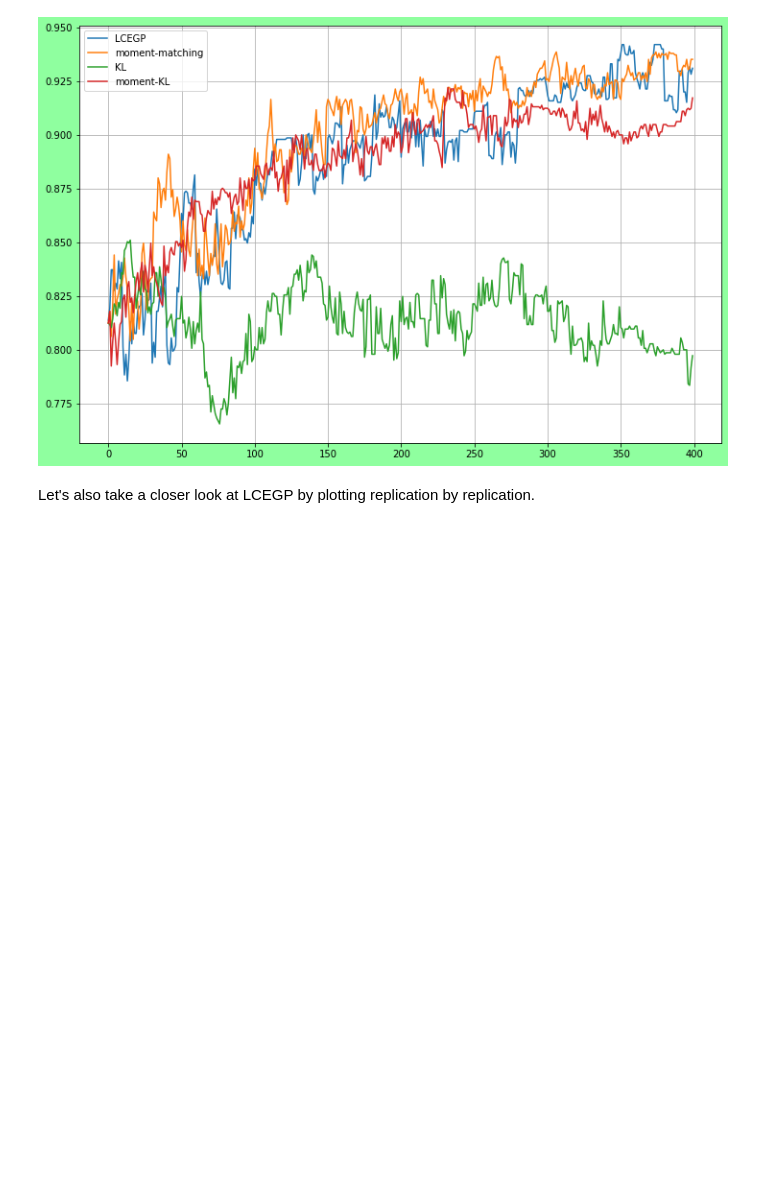
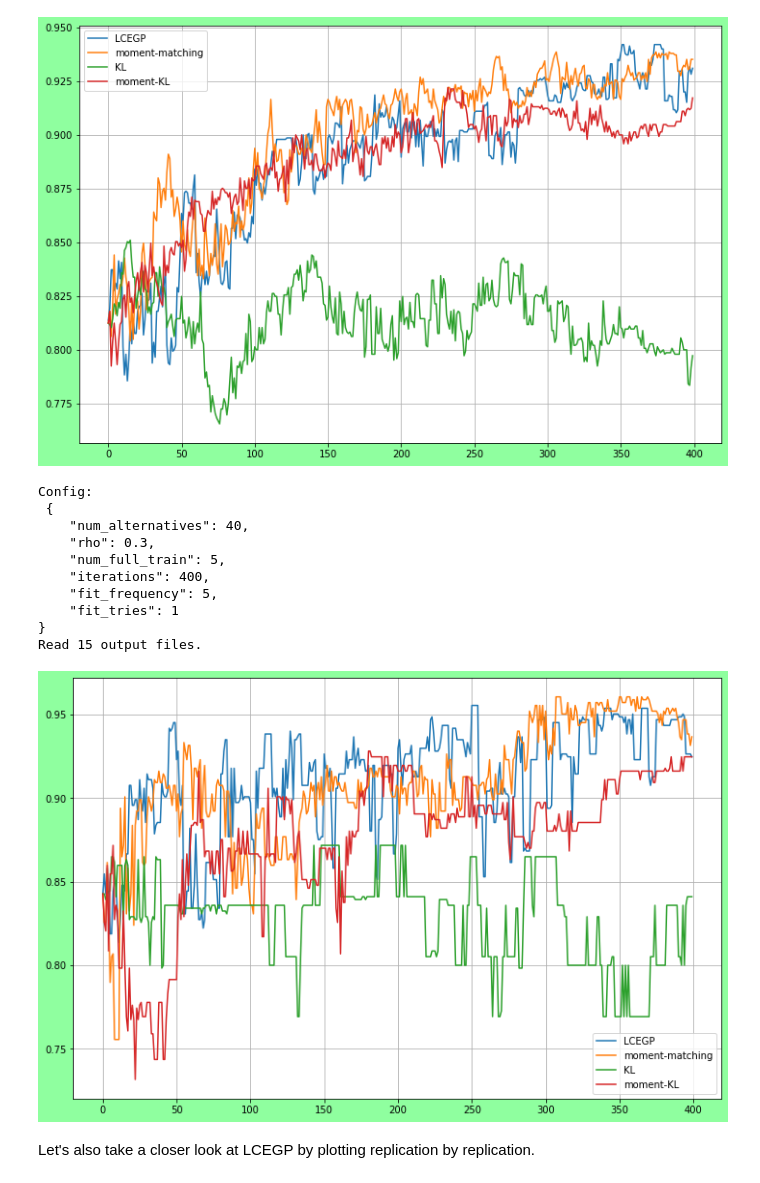
Before and after one commit to saitcakmak/contextual_rs, a Jupyter notebook: experiments/rs_kg_w_s_tilde/analyze_output.ipynb, the cells around one changed output. Saved outputs shown, nothing was run; the diff lists cells and outputs as text; code cells hidden in the pictures; blank space fills up the shorter version.

Commit message:
experiments

```diff
--- a/experiments/rs_kg_w_s_tilde/analyze_output.ipynb
+++ b/experiments/rs_kg_w_s_tilde/analyze_output.ipynb
@@ -120,6 +120,20 @@ Config:
 }
 Read 50 output files.
 [figure]
+# %%
+_ = plot_experiment("config_5")
+# %% [output]
+Config:
+ {
+    "num_alternatives": 40,
+    "rho": 0.3,
+    "num_full_train": 5,
+    "iterations": 400,
+    "fit_frequency": 5,
+    "fit_tries": 1
+}
+Read 15 output files.
+[figure, added]
 # %% [markdown]
 Let's also take a closer look at LCEGP by plotting replication by replication.
 # %%
```
Also changed, not shown: 1 other file.
